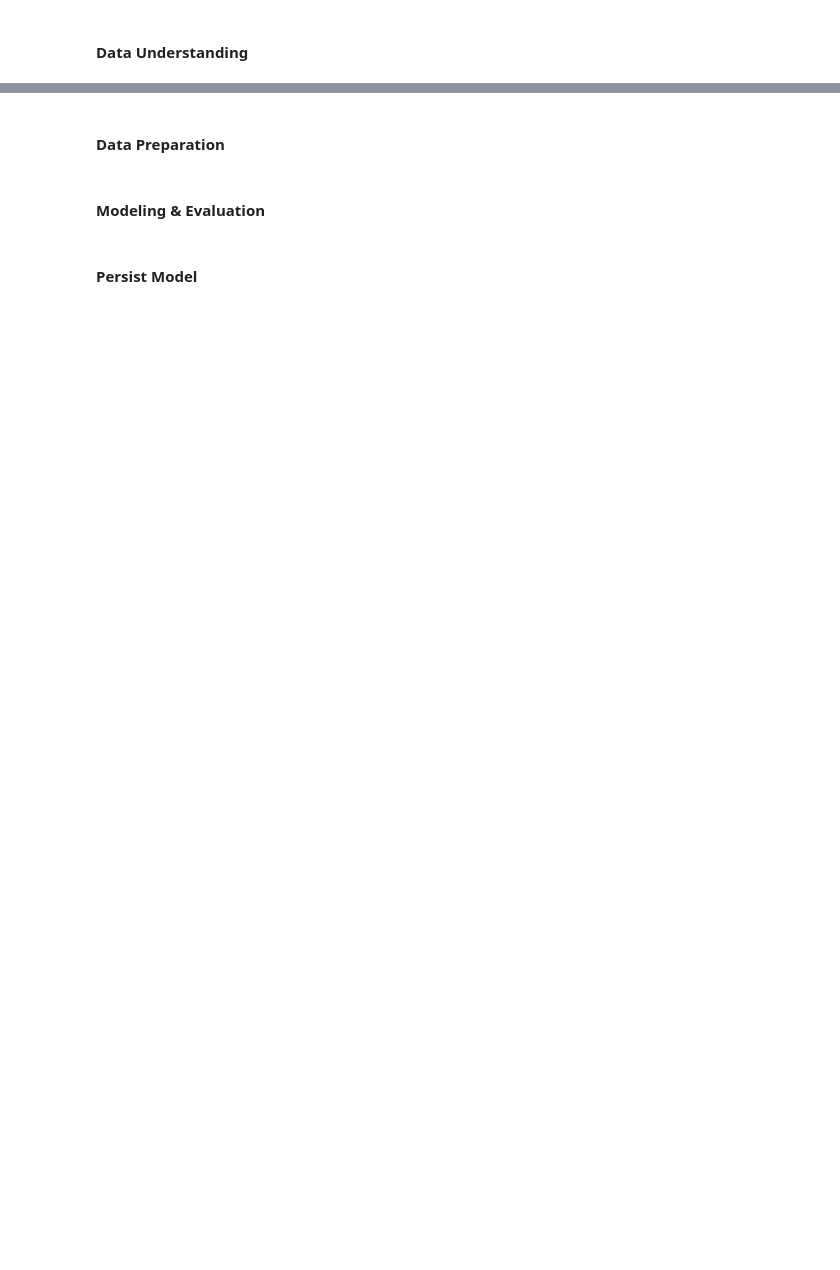
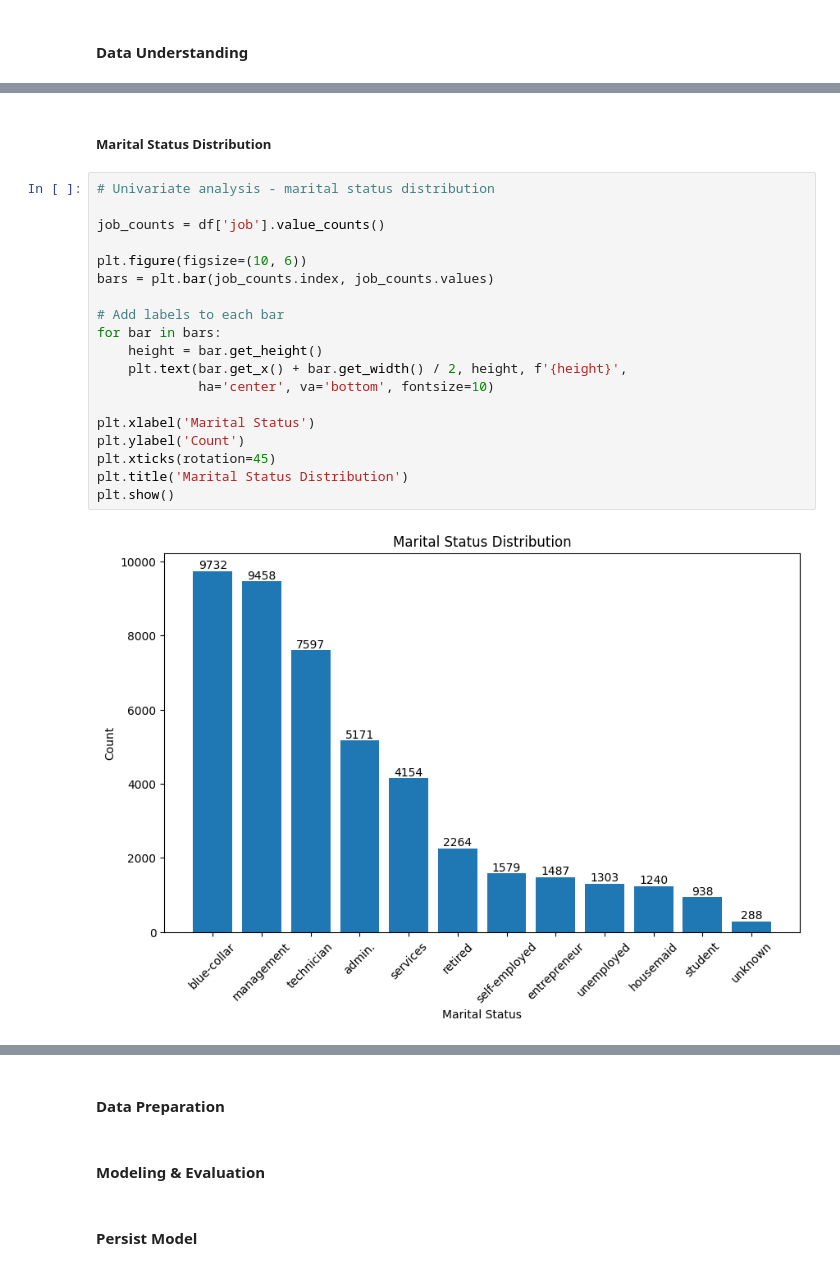
Before and after one commit to adubrightkwartengsnr/Customer_Subscription_Model, a Jupyter notebook: notebooks/customer_subscription.ipynb, the cells around one changed output, grey strips where cells are left out. Cells and saved outputs as stored; diff of their text form; blank space fills up the shorter version.

```diff
--- a/notebooks/customer_subscription.ipynb
+++ b/notebooks/customer_subscription.ipynb
@@ -78,0 +423,23 @@ hello
+# %% [markdown]
+##### Marital Status Distribution
+# %%
+# Univariate analysis - marital status distribution
+
+job_counts = df['job'].value_counts()
+
+plt.figure(figsize=(10, 6))
+bars = plt.bar(job_counts.index, job_counts.values)
+
+# Add labels to each bar
+for bar in bars:
+    height = bar.get_height()
+    plt.text(bar.get_x() + bar.get_width() / 2, height, f'{height}',
+             ha='center', va='bottom', fontsize=10)
+
+plt.xlabel('Marital Status')
+plt.ylabel('Count')
+plt.xticks(rotation=45)
+plt.title('Marital Status Distribution')
+plt.show()
+# %% [output]
+[figure, added]
```
Also changed, not shown: parts of 59 cells of this notebook, 5 other files.
